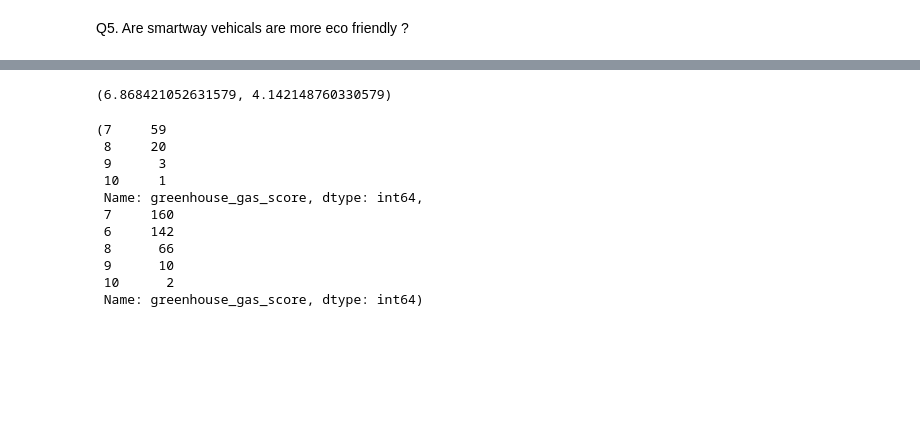
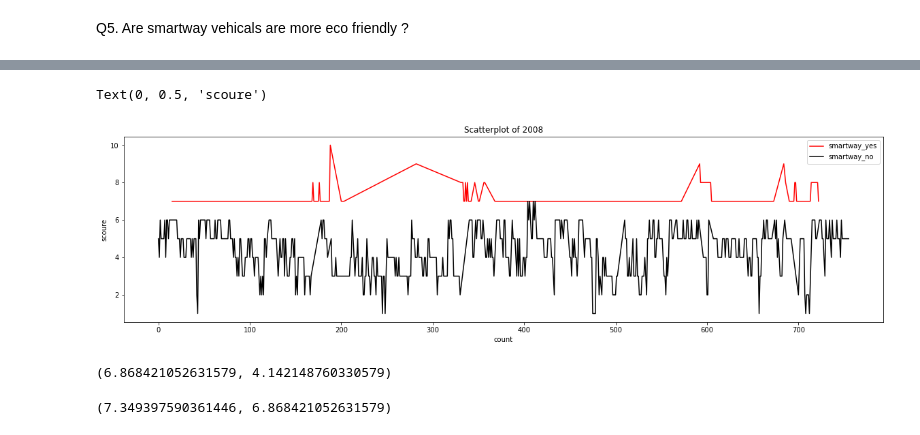
Before and after one commit to AmzadHossainrafis/fuel-economy-data-analysis, a Jupyter notebook: project_name/project.ipynb, the cells around one changed output, grey strips where cells are left out. Drawn from its saved outputs; the diff is of its cells as text; code cells hidden in the pictures; blank space fills up the shorter version.

```diff
--- a/project_name/project.ipynb
+++ b/project_name/project.ipynb
@@ -887,18 +886,19 @@ Text(0, 0.5, 'cmb_mpg')
+# %%
+plt.subplots(figsize=(20,5))
+sns.lineplot(data=smart_18_yes['greenhouse_gas_score'],color='red',label='smartway_yes')
+sns.lineplot(data=smart_18_no['greenhouse_gas_score'],color='black',label='smartway_no')
+plt.title('Scatterplot of 2008')
+plt.xlabel('count')
+plt.ylabel('scoure')
+#s
+# %% [output]
+Text(0, 0.5, 'scoure')
+[figure, added]
 # %%
 smart_08_yes['greenhouse_gas_score'].mean(),smart_08_no['greenhouse_gas_score'].mean()
 # %% [output]
 (6.868421052631579, 4.142148760330579)
 # %%
-smart_18_yes['greenhouse_gas_score'].value_counts(), smart_08_yes['greenhouse_gas_score'].value_counts()
+smart_18_yes['greenhouse_gas_score'].mean(), smart_08_yes['greenhouse_gas_score'].mean()
 # %% [output]
-(7     59
- 8     20
- 9      3
- 10     1
- Name: greenhouse_gas_score, dtype: int64,
- 7     160
- 6     142
- 8      66
- 9      10
- 10      2
- Name: greenhouse_gas_score, dtype: int64)
+(7.349397590361446, 6.868421052631579)
```
Also changed, not shown: parts of 4 cells of this notebook.
